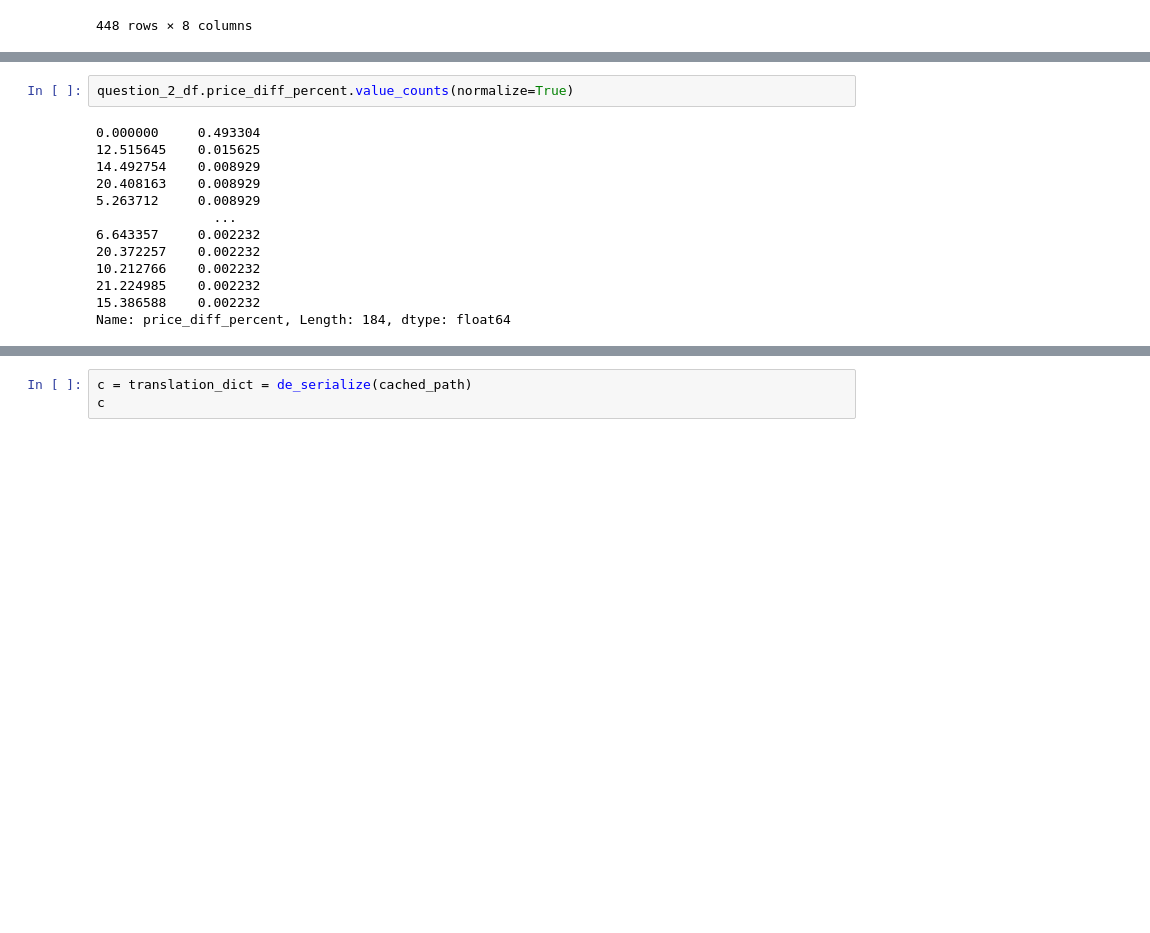
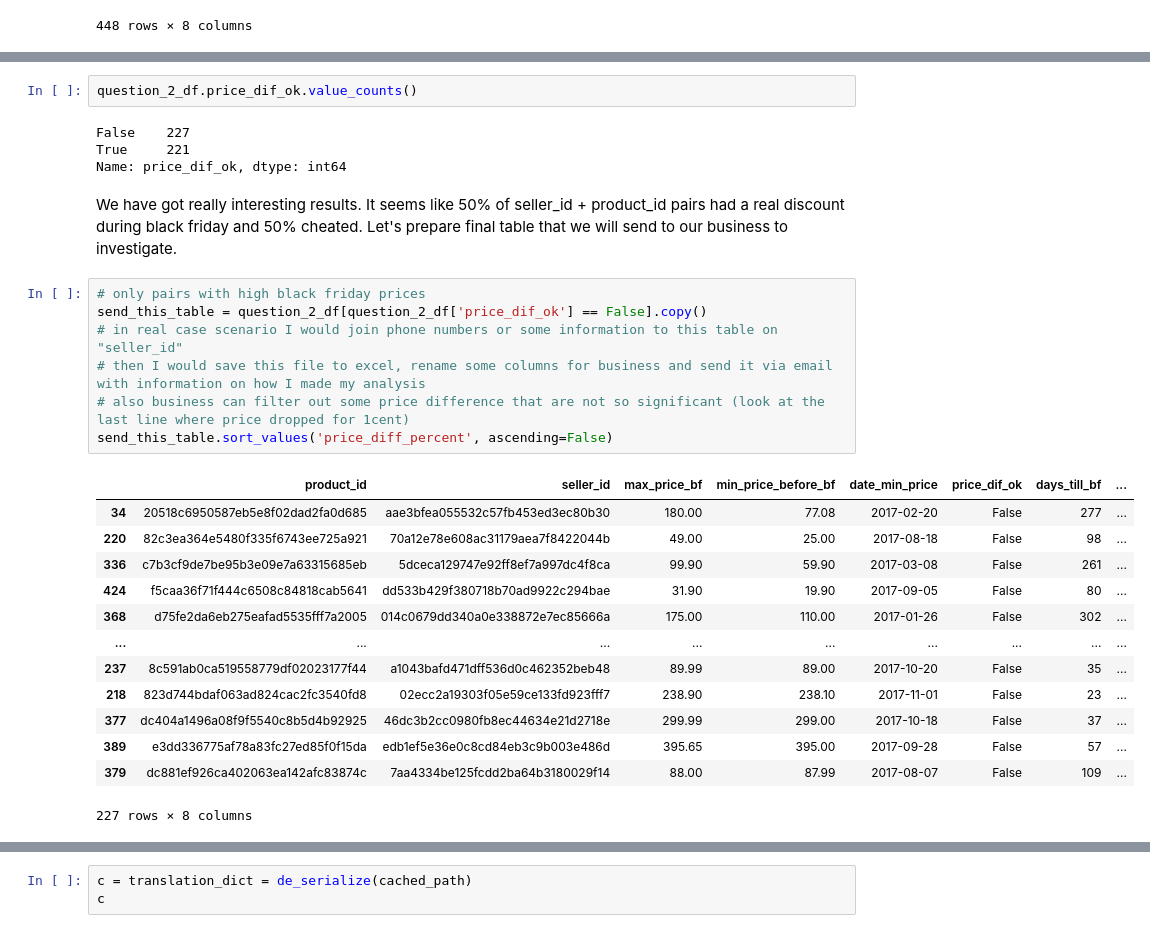
Before and after one commit to MaratJilikbaev/brazilian_e_commerce, a Jupyter notebook: research/goal_realization.ipynb, the cells around one changed output, grey strips where cells are left out. Cells and saved outputs as stored; diff of their text form; blank space fills up the shorter version.

```diff
--- a/research/goal_realization.ipynb
+++ b/research/goal_realization.ipynb
@@ -1127,15 +1110,29 @@ question_2_df
 # %%
-question_2_df.price_diff_percent.value_counts(normalize=True)
+question_2_df.price_dif_ok.value_counts()
 # %% [output]
-0.000000     0.493304
-12.515645    0.015625
-14.492754    0.008929
-20.408163    0.008929
-5.263712     0.008929
-               ...
-6.643357     0.002232
-20.372257    0.002232
-10.212766    0.002232
-21.224985    0.002232
-15.386588    0.002232
-Name: price_diff_percent, Length: 184, dtype: float64
+False    227
+True     221
+Name: price_dif_ok, dtype: int64
+# %% [markdown]
+We have got really interesting results. It seems like 50% of seller_id + product_id pairs had a real discount during black friday and 50% cheated. Let's prepare final table that we will send to our business to investigate.
+# %%
+# only pairs with high black friday prices
+send_this_table = question_2_df[question_2_df['price_dif_ok'] == False].copy()
+# in real case scenario I would join phone numbers or some information to this table on "seller_id"
+# then I would save this file to excel, rename some columns for business and send it via email with information on how I made my analysis
+# also business can filter out some price difference that are not so significant (look at the last line where price dropped for 1cent)
+send_this_table.sort_values('price_diff_percent', ascending=False)
+# %% [output]
+|  | product_id | seller_id | max_price_bf | min_price_before_bf | date_min_price | price_dif_ok | days_till_bf | ... |
+| 34 | 20518c6950587eb5e8f02dad2fa0d685 | aae3bfea055532c57fb453ed3ec80b30 | 180.00 | 77.08 | 2017-02-20 | False | 277 | ... |
+| 220 | 82c3ea364e5480f335f6743ee725a921 | 70a12e78e608ac31179aea7f8422044b | 49.00 | 25.00 | 2017-08-18 | False | 98 | ... |
+| 336 | c7b3cf9de7be95b3e09e7a63315685eb | 5dceca129747e92ff8ef7a997dc4f8ca | 99.90 | 59.90 | 2017-03-08 | False | 261 | ... |
+| 424 | f5caa36f71f444c6508c84818cab5641 | dd533b429f380718b70ad9922c294bae | 31.90 | 19.90 | 2017-09-05 | False | 80 | ... |
+| 368 | d75fe2da6eb275eafad5535fff7a2005 | 014c0679dd340a0e338872e7ec85666a | 175.00 | 110.00 | 2017-01-26 | False | 302 | ... |
+| ... | ... | ... | ... | ... | ... | ... | ... | ... |
+| 237 | 8c591ab0ca519558779df02023177f44 | a1043bafd471dff536d0c462352beb48 | 89.99 | 89.00 | 2017-10-20 | False | 35 | ... |
+| 218 | 823d744bdaf063ad824cac2fc3540fd8 | 02ecc2a19303f05e59ce133fd923fff7 | 238.90 | 238.10 | 2017-11-01 | False | 23 | ... |
+| 377 | dc404a1496a08f9f5540c8b5d4b92925 | 46dc3b2cc0980fb8ec44634e21d2718e | 299.99 | 299.00 | 2017-10-18 | False | 37 | ... |
+| 389 | e3dd336775af78a83fc27ed85f0f15da | edb1ef5e36e0c8cd84eb3c9b003e486d | 395.65 | 395.00 | 2017-09-28 | False | 57 | ... |
+| 379 | dc881ef926ca402063ea142afc83874c | 7aa4334be125fcdd2ba64b3180029f14 | 88.00 | 87.99 | 2017-08-07 | False | 109 | ... |
+227 rows × 8 columns
```
Also changed, not shown: parts of 17 cells of this notebook.
